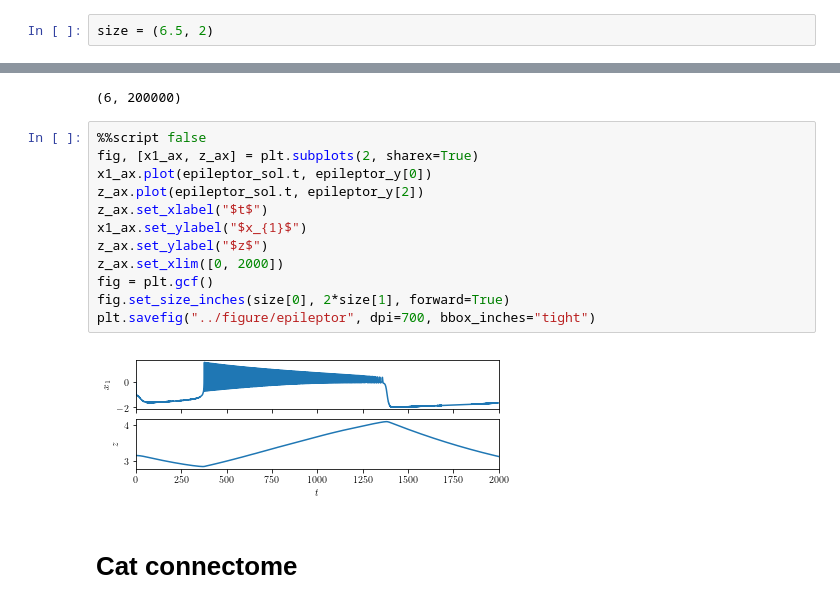
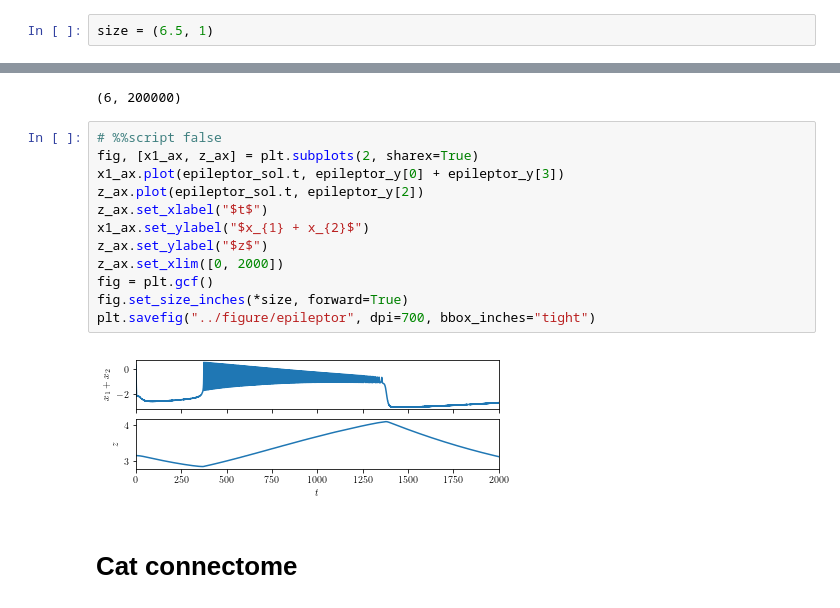
Before and after one commit to henmitch/chimera-2019, a Jupyter notebook: final/code/final.ipynb, the cells around one changed output, grey strips where cells are left out. Drawn from its saved outputs; the diff is of its cells as text.

```diff
--- a/final/code/final.ipynb
+++ b/final/code/final.ipynb
@@ -7,7 +7,7 @@ import pickle
 from numba import jit
 from scipy.integrate import solve_ivp
 # %%
-size = (6.5, 2)
+size = (6.5, 1)
 # %% [markdown]
 # Kuramoto Model
 
@@ -292,19 +291,19 @@ epileptor_y.shape
 # %% [output]
 (6, 200000)
 # %%
-%%script false
+# %%script false
 fig, [x1_ax, z_ax] = plt.subplots(2, sharex=True)
-x1_ax.plot(epileptor_sol.t, epileptor_y[0])
+x1_ax.plot(epileptor_sol.t, epileptor_y[0] + epileptor_y[3])
 z_ax.plot(epileptor_sol.t, epileptor_y[2])
 z_ax.set_xlabel("$t$")
-x1_ax.set_ylabel("$x_{1}$")
+x1_ax.set_ylabel("$x_{1} + x_{2}$")
 z_ax.set_ylabel("$z$")
 z_ax.set_xlim([0, 2000])
 fig = plt.gcf()
-fig.set_size_inches(size[0], 2*size[1], forward=True)
+fig.set_size_inches(*size, forward=True)
 plt.savefig("../figure/epileptor", dpi=700, bbox_inches="tight")
 # %% [output]
-[figure, old version]
+[figure, new version]
 # %% [markdown]
 # Cat connectome
 # %%
```
Also changed, not shown: parts of 4 cells of this notebook, 13 other files.
